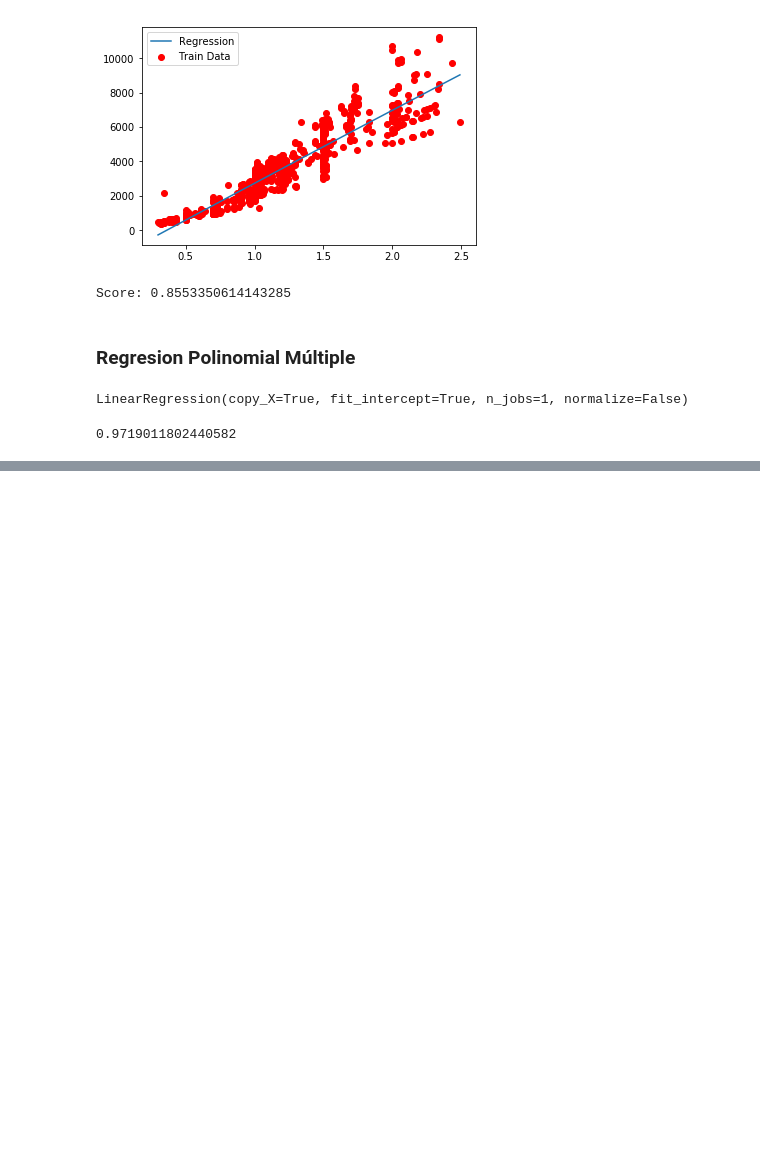
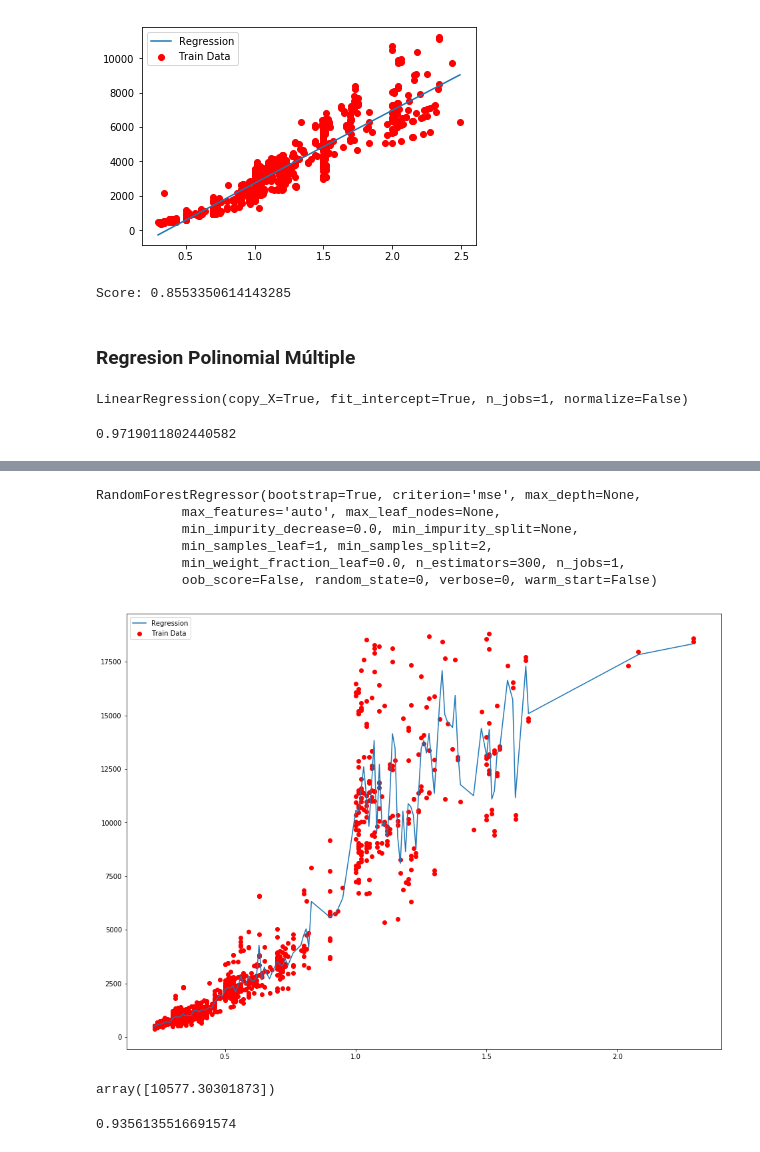
Before and after one commit to JorgeOsorio97/DiamondsPriceAnalisis, a Jupyter notebook: diamonds.ipynb, the cells around one changed output, grey strips where cells are left out. Cells and saved outputs as stored; diff of their text form; code cells hidden in the pictures; blank space fills up the shorter version.

```diff
--- a/diamonds.ipynb
+++ b/diamonds.ipynb
@@ -701,0 +787,26 @@ lin_model.score(pol_model.fit_transform(X),y)
+# %%
+regressor = RandomForestRegressor(n_estimators = 300, random_state=0)
+regressor.fit(X,y)
+# %% [output]
+RandomForestRegressor(bootstrap=True, criterion='mse', max_depth=None,
+           max_features='auto', max_leaf_nodes=None,
+           min_impurity_decrease=0.0, min_impurity_split=None,
+           min_samples_leaf=1, min_samples_split=2,
+           min_weight_fraction_leaf=0.0, n_estimators=300, n_jobs=1,
+           oob_score=False, random_state=0, verbose=0, warm_start=False)
+# %%
+plt.figure(figsize=(16,12))
+plt.scatter(X, y, color='red', label="Train Data")
+plt.plot(X,regressor.predict(X), label="Regression")
+plt.legend()
+plt.show()
+# %% [output]
+[figure, added]
+# %%
+regressor.predict(1)
+# %% [output]
+array([10577.30301873])
+# %%
+regressor.score(X,y)
+# %% [output]
+0.9356135516691574
```
Also changed, not shown: parts of 20 cells of this notebook.
